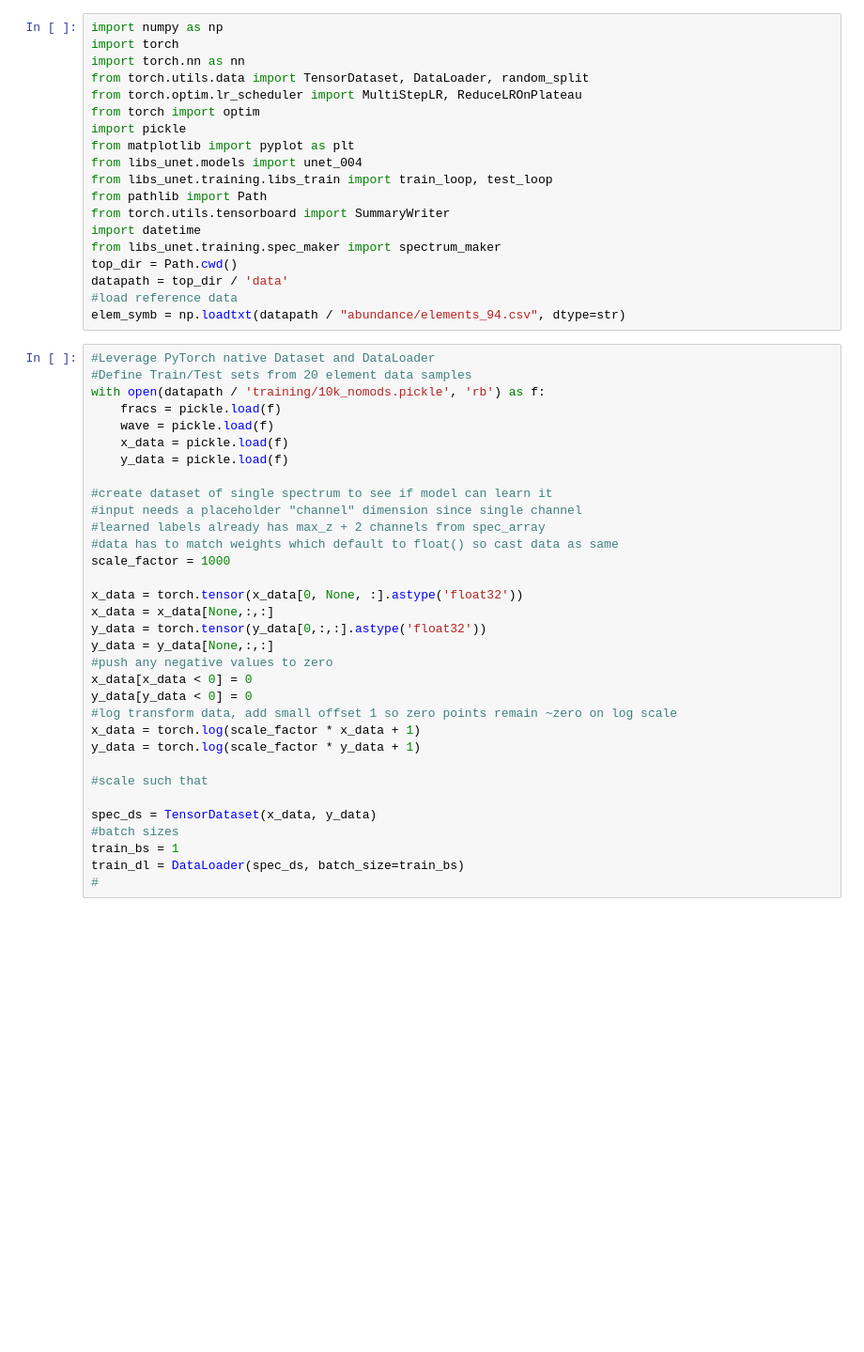
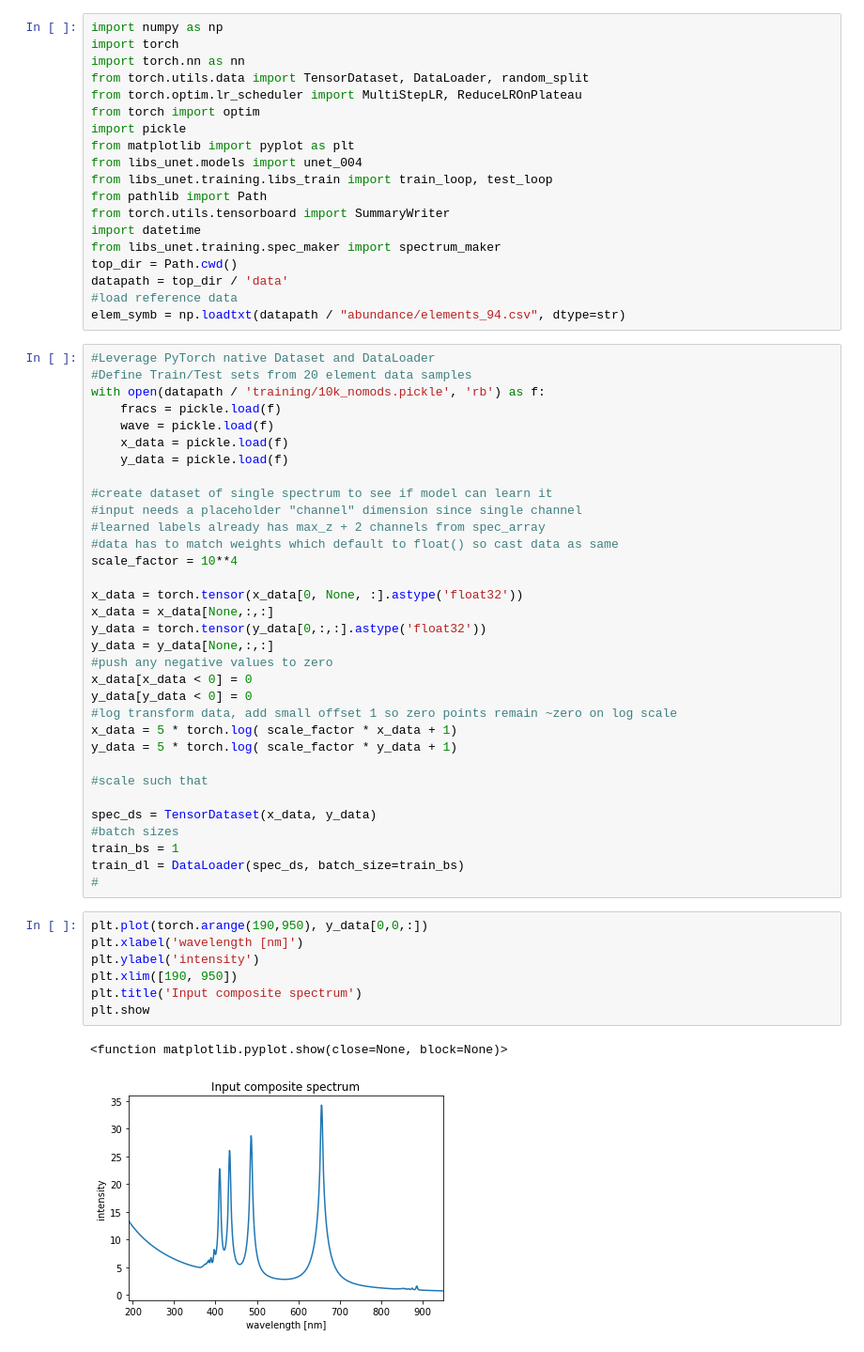
Before and after one commit to MWhitta/phaseMAP, a Jupyter notebook: OverfitTrain.ipynb, the cells around one changed output. Shown at 94% size. Cells and saved outputs as stored; diff of their text form; blank space fills up the shorter version.

```diff
--- a/OverfitTrain.ipynb
+++ b/OverfitTrain.ipynb
@@ -30,7 +30,7 @@ with open(datapath / 'training/10k_nomods.pickle', 'rb') as f:
 #input needs a placeholder "channel" dimension since single channel
 #learned labels already has max_z + 2 channels from spec_array
 #data has to match weights which default to float() so cast data as same
-scale_factor = 1000
+scale_factor = 10**4
 
 x_data = torch.tensor(x_data[0, None, :].astype('float32'))
 x_data = x_data[None,:,:]
@@ -40,8 +40,8 @@ y_data = y_data[None,:,:]
 x_data[x_data < 0] = 0
 y_data[y_data < 0] = 0
 #log transform data, add small offset 1 so zero points remain ~zero on log scale
-x_data = torch.log(scale_factor * x_data + 1)
-y_data = torch.log(scale_factor * y_data + 1)
+x_data = 5 * torch.log( scale_factor * x_data + 1)
+y_data = 5 * torch.log( scale_factor * y_data + 1)
 
 #scale such that
 
@@ -50,6 +50,16 @@ spec_ds = TensorDataset(x_data, y_data)
 train_bs = 1
 train_dl = DataLoader(spec_ds, batch_size=train_bs)
 #
+# %%
+plt.plot(torch.arange(190,950), y_data[0,0,:])
+plt.xlabel('wavelength [nm]')
+plt.ylabel('intensity')
+plt.xlim([190, 950])
+plt.title('Input composite spectrum')
+plt.show
+# %% [output]
+<function matplotlib.pyplot.show(close=None, block=None)>
+[figure, added]
 # %%
 #check max/min
 print(f"input min:{torch.min(x_data)} input max: {torch.max(x_data)}")
```
Also changed, not shown: parts of 5 cells of this notebook.
